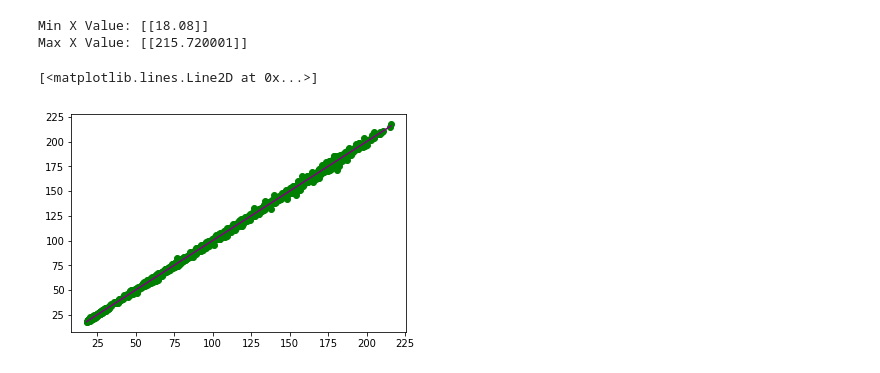
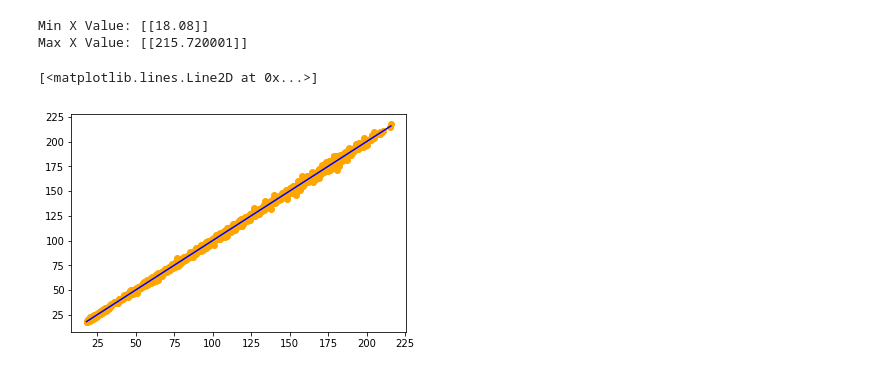
Before and after one commit to Sorailove/Final_project, a Jupyter notebook: Untitled1.ipynb, the cells around one changed output. Cells and saved outputs as stored; diff of their text form; code cells hidden in the pictures.

```diff
--- a/Untitled1.ipynb
+++ b/Untitled1.ipynb
@@ -149,11 +149,11 @@ y_max = model.predict(x_max)
 # %%
 # Plot X and y using plt.scatter
 # Plot the model fit line using [x_min[0], x_max[0]], [y_min[0], y_max[0]]
 
 ### BEGIN SOLUTION
-plt.scatter(x, y, c='green')
-plt.plot([x_min[0], x_max[0]], [y_min[0], y_max[0]], c='purple')
+plt.scatter(x, y, c='orange')
+plt.plot([x_min[0], x_max[0]], [y_min[0], y_max[0]], c='blue')
 ### END SOLUTION
 # %% [output]
 [<matplotlib.lines.Line2D at 0x...>]
-[figure, old version]
+[figure, new version]
```
Also changed, not shown: parts of 2 cells of this notebook.
